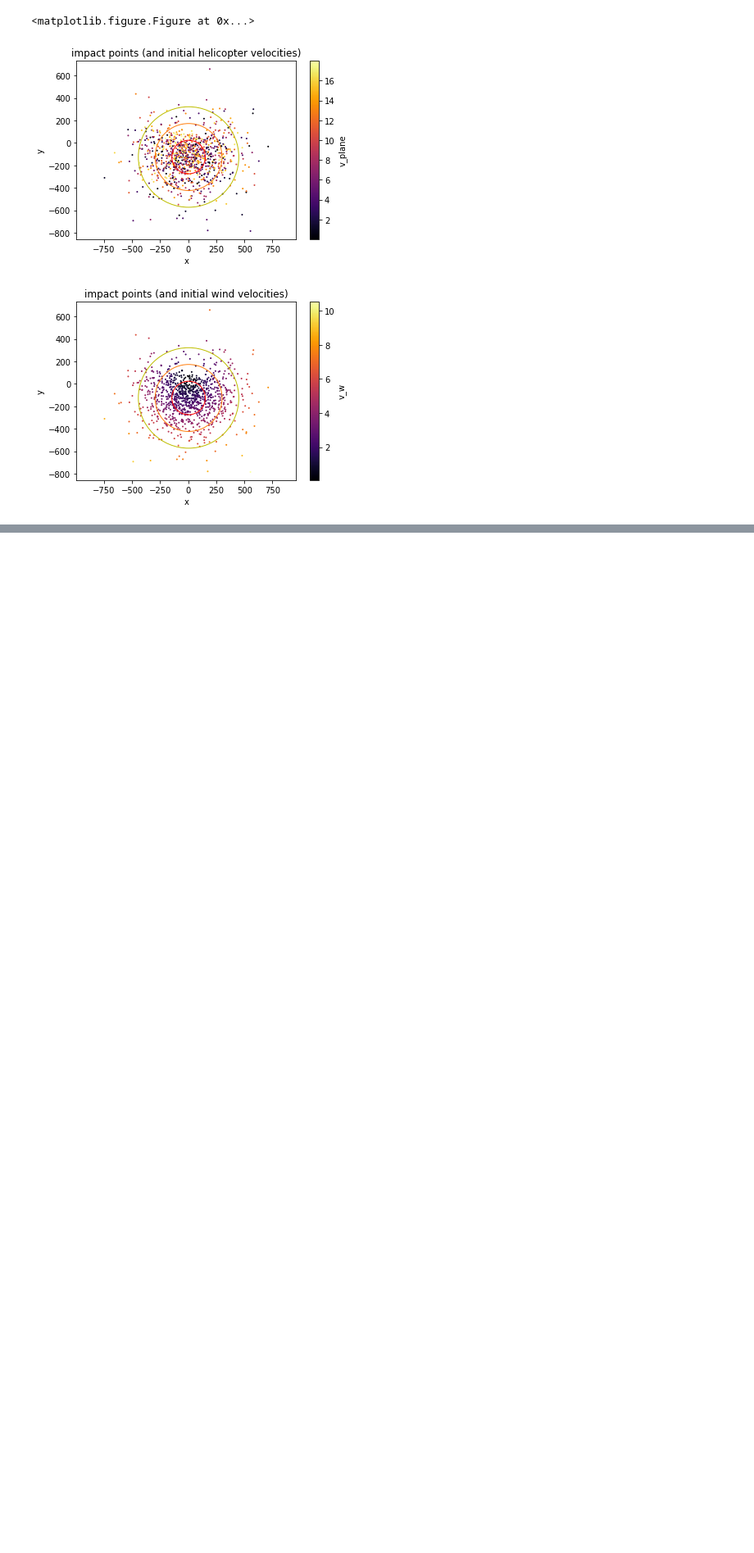
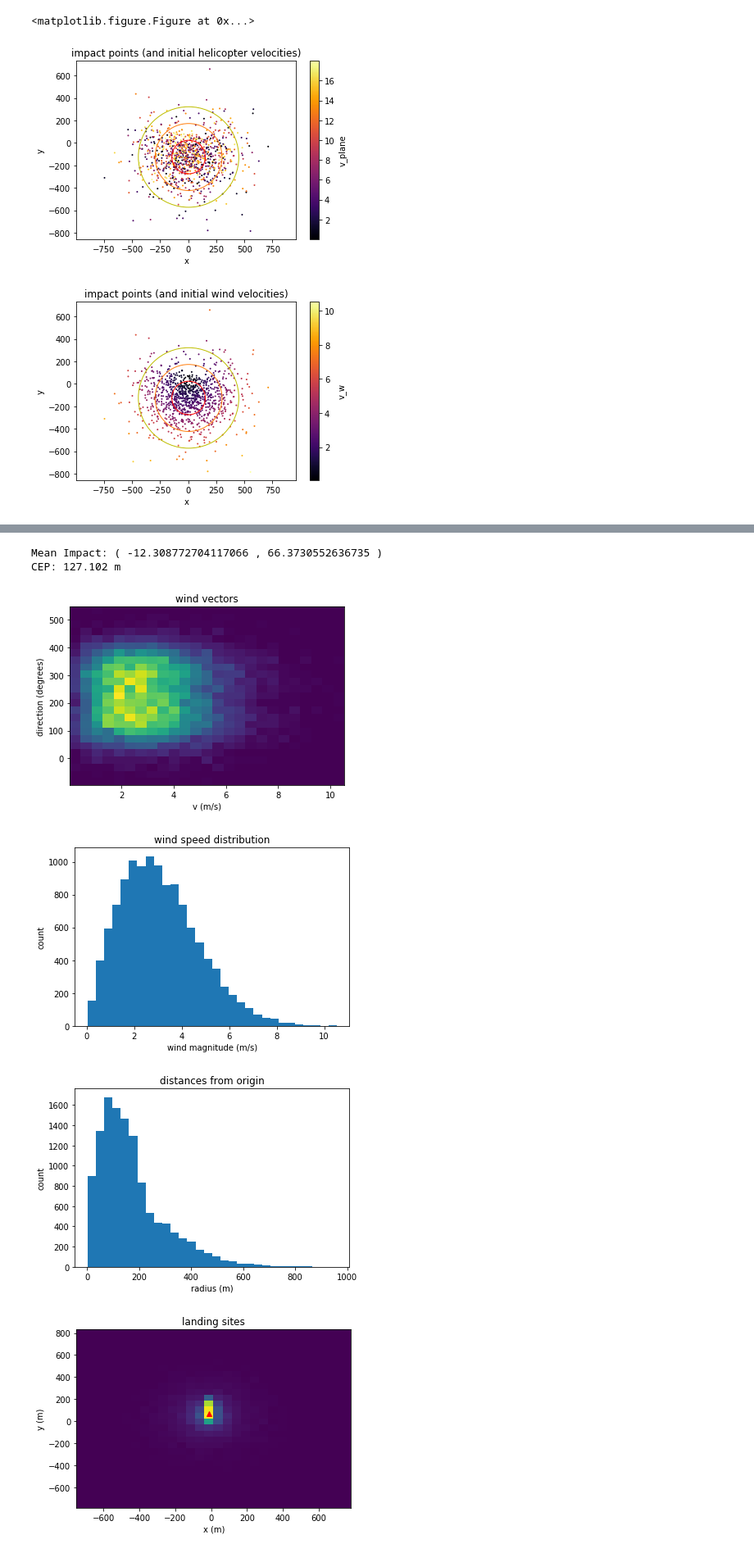
Before and after one commit to psas/lv3.0-recovery, a Jupyter notebook: Useful_Misc/drop_test_montecarlo.ipynb, the cells around one changed output, grey strips where cells are left out. Shown at 82% size. Cells and saved outputs as stored; diff of their text form; code cells hidden in the pictures; blank space fills up the shorter version.

Commit message:
added aggregate stats

```diff
--- a/Useful_Misc/drop_test_montecarlo.ipynb
+++ b/Useful_Misc/drop_test_montecarlo.ipynb
@@ -627,3 +627,10 @@ best_data_B.to_csv(path_or_buf='./best_data_B.csv')
 worst_data_C.to_csv(path_or_buf='./worst_data_C.csv')
 neut_data_C.to_csv(path_or_buf='./neut_data_C.csv')
 best_data_C.to_csv(path_or_buf='./best_data_C.csv')
+# %%
+aggregate = pd.concat(map(pd.read_csv, ['worst_data.csv', 'worst_data_A.csv', 'worst_data_B.csv', 'worst_data_C.csv',
+                 'neut_data.csv', 'neut_data_A.csv', 'neut_data_B.csv', 'neut_data_C.csv',
+                 'best_data.csv', 'best_data_A.csv', 'best_data_B.csv', 'best_data_C.csv']))
+# %%
+aggregate.drop('Unnamed: 0', axis='columns', inplace=True)
+print(aggregate.describe())
@@ -629,0 +657,9 @@ best_data_C.to_csv(path_or_buf='./best_data_C.csv')
+# %%
+agg, agg_cep = visualize(aggregate)
+# %% [output]
+Mean Impact: ( -12.308772704117066 , 66.3730552636735 )
+CEP: 127.102 m
+[figure, added]
+[figure, added]
+[figure, added]
+[figure, added]
```
Also changed, not shown: parts of 2 cells of this notebook.
